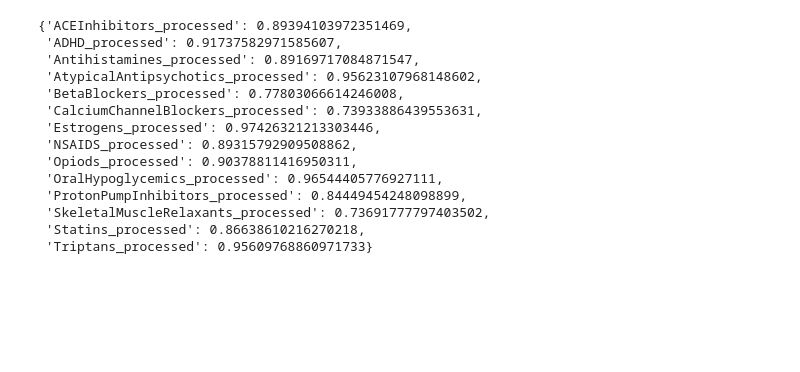
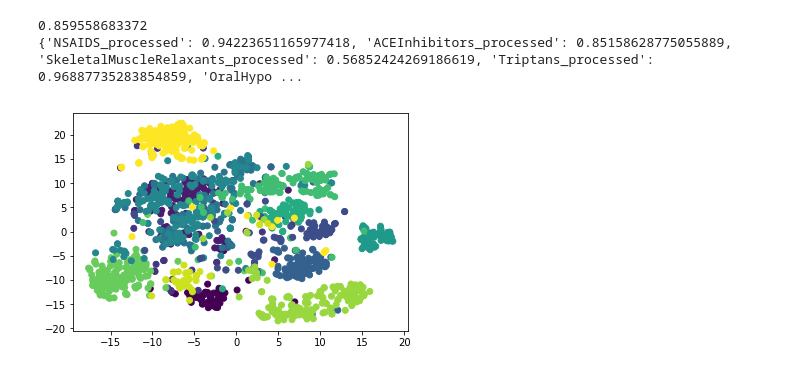
Before and after one commit to gelang93/neural-nlp, a Jupyter notebook: experiments/code/training_setup.ipynb, the cells around one changed output. Drawn from its saved outputs; the diff is of its cells as text; code cells hidden in the pictures; blank space fills up the shorter version.

```diff
--- a/experiments/code/training_setup.ipynb
+++ b/experiments/code/training_setup.ipynb
@@ -74,5 +43,9 @@ embedds_dic = {input : embed_abstract[input]([X_cohen, 0])[0] for input in embed
 # %%
 from sklearn.preprocessing import normalize
 embedds_dic = {input : normalize(x, 'l2') for input, x in embedds_dic.items()}
+# %%
+embedd_filter = ['pop', 'int', 'out']
+filter_embedds = {k: v for k, v in embedds_dic.items() if k in embedd_filter}
 # %%
-embedds = np.concatenate(embedds_dic.values(), axis=1)
+embedds = np.concatenate(filter_embedds.values(), axis=1)
+embedds.shape
@@ -130,22 +67,14 @@ np.mean(aucs)
 # %%
+from sklearn.metrics import roc_auc_score
+aucs = [0] * nb_studies
+for i in range(nb_studies) :
+    aucs[i] = roc_auc_score(H[i], scores[i])
+print np.mean(aucs)
 rocs = {}
 for cd in cdnos :
     idxs = df[df.cdno == cd].index
     rocs[cd] = np.mean(np.array(aucs)[idxs])
+print rocs
+# %% [output]
+0.859558683372
+{'NSAIDS_processed': 0.94223651165977418, 'ACEInhibitors_processed': 0.85158628775055889, 'SkeletalMuscleRelaxants_processed': 0.56852424269186619, 'Triptans_processed': 0.96887735283854859, 'OralHypo ...
-# %%
-rocs
-# %% [output]
-{'ACEInhibitors_processed': 0.89394103972351469,
- 'ADHD_processed': 0.91737582971585607,
- 'Antihistamines_processed': 0.89169717084871547,
- 'AtypicalAntipsychotics_processed': 0.95623107968148602,
- 'BetaBlockers_processed': 0.77803066614246008,
- 'CalciumChannelBlockers_processed': 0.73933886439553631,
- 'Estrogens_processed': 0.97426321213303446,
- 'NSAIDS_processed': 0.89315792909508862,
- 'Opiods_processed': 0.90378811416950311,
- 'OralHypoglycemics_processed': 0.96544405776927111,
- 'ProtonPumpInhibitors_processed': 0.84449454248098899,
- 'SkeletalMuscleRelaxants_processed': 0.73691777797403502,
- 'Statins_processed': 0.86638610216270218,
- 'Triptans_processed': 0.95609768860971733}
@@ -151,0 +84,14 @@ rocs
+# %%
+tsne = TSNE().fit_transform(embedds)
+# %%
+tsne
+labels = np.array([0] * nb_studies)
+for i, cd in enumerate(cdnos) :
+    idxs = df[df.cdno == cd].index
+    labels[idxs] = i*2
+# %%
+import matplotlib.pyplot as plt
+plt.scatter(tsne[:, 0], tsne[:, 1],c=labels)
+plt.show()
+# %% [output]
+[figure, added]
```
Also changed, not shown: parts of 21 cells of this notebook, 16 other files.
